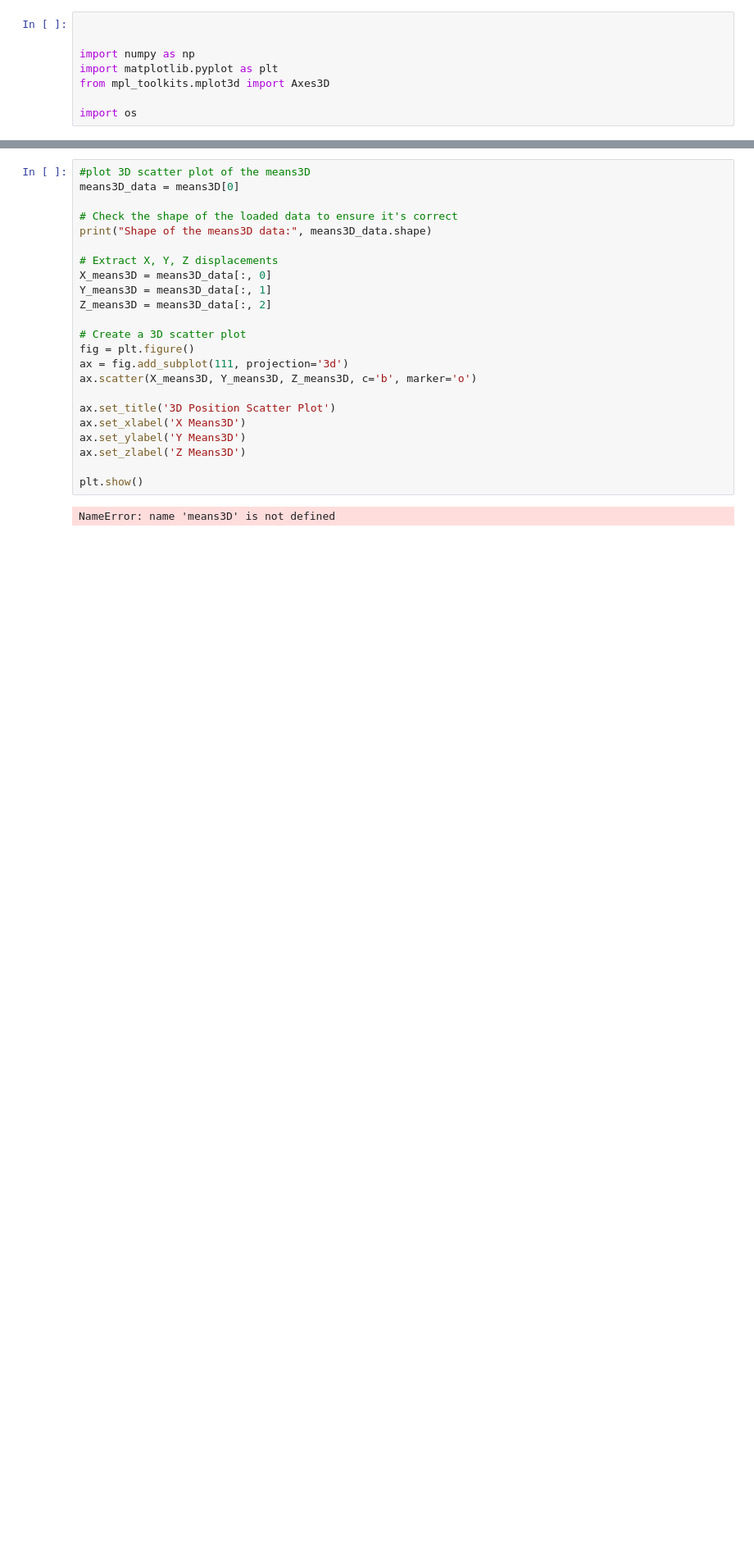
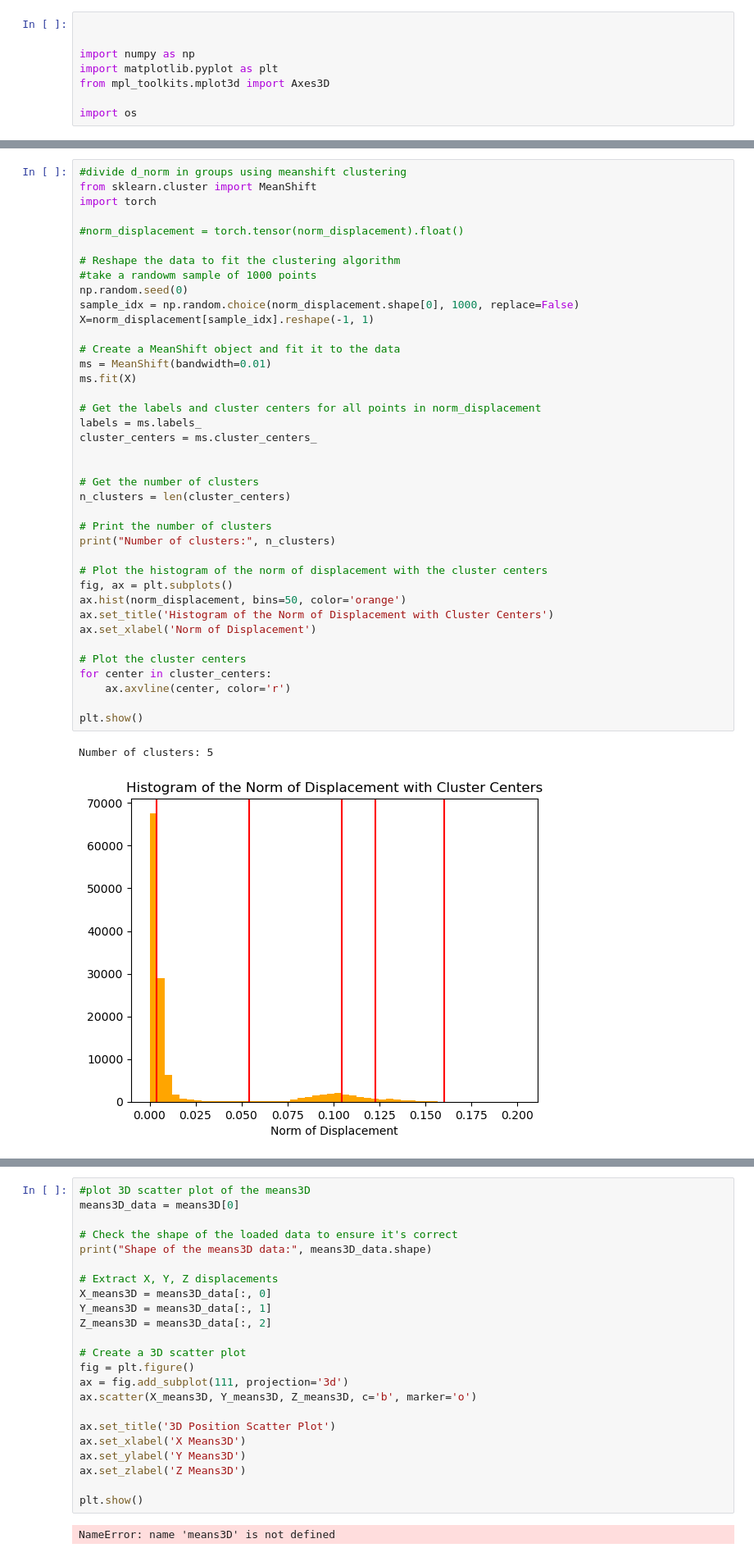
Before and after one commit to mickaelbressieux/Deformable-3D-Gaussians, a Jupyter notebook: displacement_analysis.ipynb, the cells around one changed output, grey strips where cells are left out. Shown: that part at 82% size. Drawn from its saved outputs; the diff is of its cells as text; blank space fills up the shorter version.

```diff
--- a/displacement_analysis.ipynb
+++ b/displacement_analysis.ipynb
@@ -228,0 +228,42 @@ plt.show()
+# %%
+#divide d_norm in groups using meanshift clustering
+from sklearn.cluster import MeanShift
+import torch
+
+#norm_displacement = torch.tensor(norm_displacement).float()
+
+# Reshape the data to fit the clustering algorithm
+#take a randowm sample of 1000 points
+np.random.seed(0)
+sample_idx = np.random.choice(norm_displacement.shape[0], 1000, replace=False)
+X=norm_displacement[sample_idx].reshape(-1, 1)
+
+# Create a MeanShift object and fit it to the data
+ms = MeanShift(bandwidth=0.01)
+ms.fit(X)
+
+# Get the labels and cluster centers for all points in norm_displacement
+labels = ms.labels_
+cluster_centers = ms.cluster_centers_
+
+
+# Get the number of clusters
+n_clusters = len(cluster_centers)
+
+# Print the number of clusters
+print("Number of clusters:", n_clusters)
+
+# Plot the histogram of the norm of displacement with the cluster centers
+fig, ax = plt.subplots()
+ax.hist(norm_displacement, bins=50, color='orange')
+ax.set_title('Histogram of the Norm of Displacement with Cluster Centers')
+ax.set_xlabel('Norm of Displacement')
+
+# Plot the cluster centers
+for center in cluster_centers:
+    ax.axvline(center, color='r')
+
+plt.show()
+# %% [output]
+Number of clusters: 5
+[figure, added]
```
Also changed, not shown: parts of 13 cells of this notebook, 6 other files.
